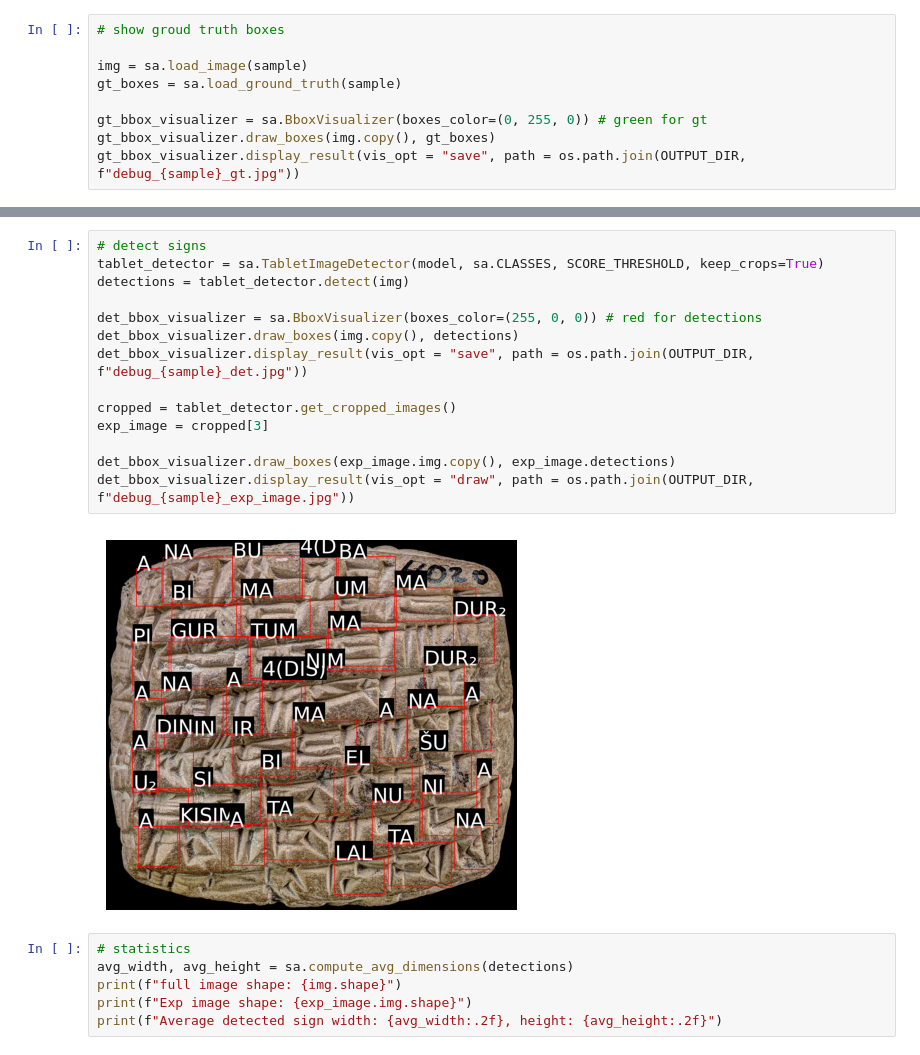
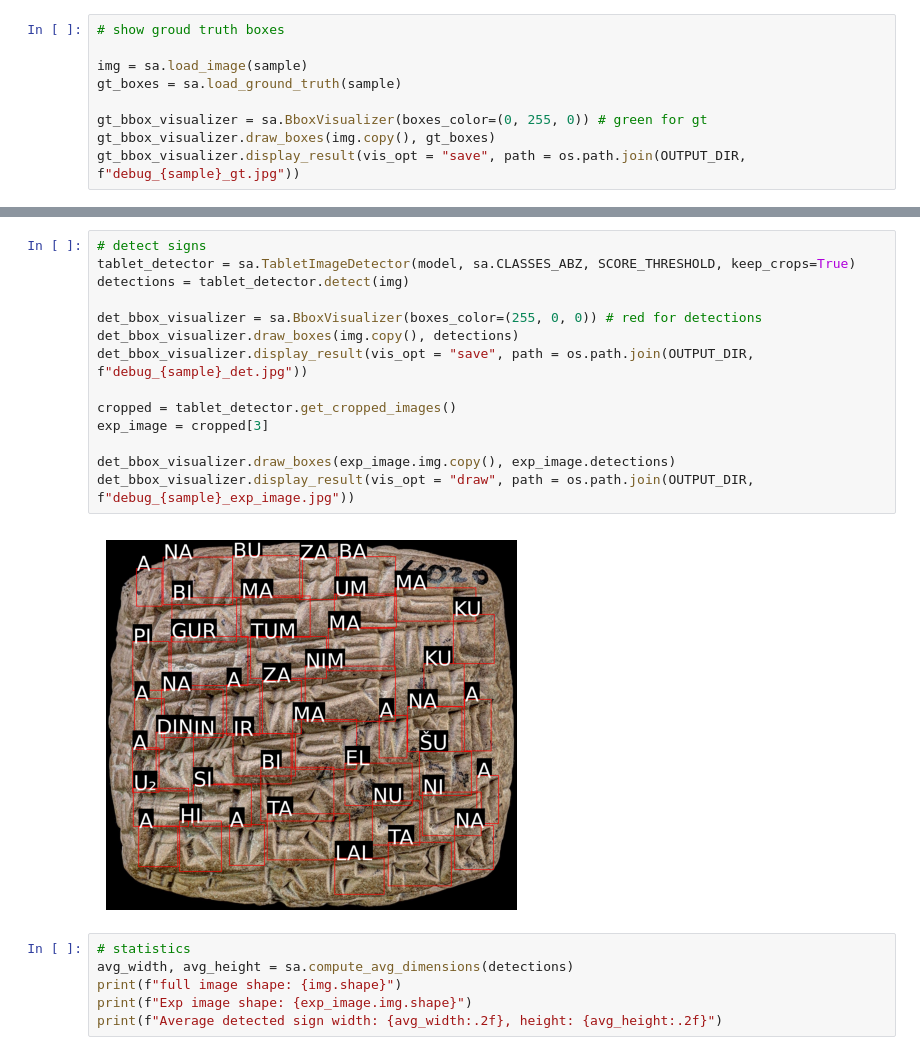
Before and after one commit to ElectronicBabylonianLiterature/cuneiform-ocr, a Jupyter notebook: signs_alignment.ipynb, the cells around one changed output, grey strips where cells are left out. Saved outputs shown, nothing was run; the diff lists cells and outputs as text.

```diff
--- a/signs_alignment.ipynb
+++ b/signs_alignment.ipynb
@@ -70,20 +85,20 @@ ABZ461 ABZ214 ABZ3...
   Text lines: 22, total signs: 143
 # %%
 # detect signs
-tablet_detector = sa.TabletImageDetector(model, sa.CLASSES, SCORE_THRESHOLD, keep_crops=True)
+tablet_detector = sa.TabletImageDetector(model, sa.CLASSES_ABZ, SCORE_THRESHOLD, keep_crops=True)
 detections = tablet_detector.detect(img)
 
 det_bbox_visualizer = sa.BboxVisualizer(boxes_color=(255, 0, 0)) # red for detections
 det_bbox_visualizer.draw_boxes(img.copy(), detections)
 det_bbox_visualizer.display_result(vis_opt = "save", path = os.path.join(OUTPUT_DIR, f"debug_{sample}_det.jpg"))
 
 cropped = tablet_detector.get_cropped_images()
 exp_image = cropped[3]
 
 det_bbox_visualizer.draw_boxes(exp_image.img.copy(), exp_image.detections)
 det_bbox_visualizer.display_result(vis_opt = "draw", path = os.path.join(OUTPUT_DIR, f"debug_{sample}_exp_image.jpg"))
 # %% [output]
-[figure, old version]
+[figure, new version]
 # %%
 # statistics
 avg_width, avg_height = sa.compute_avg_dimensions(detections)
```
Also changed, not shown: parts of 14 cells of this notebook, 2 other files.
